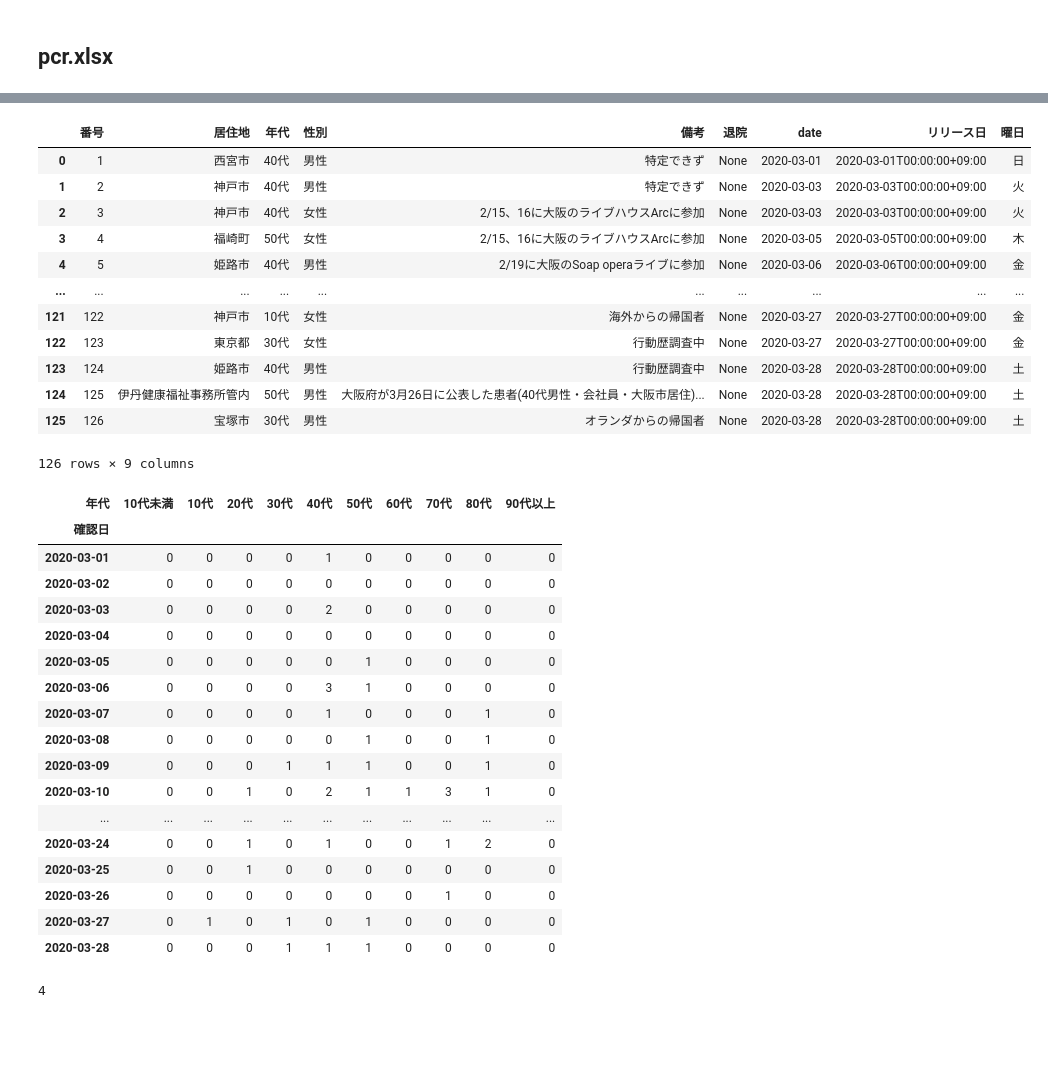
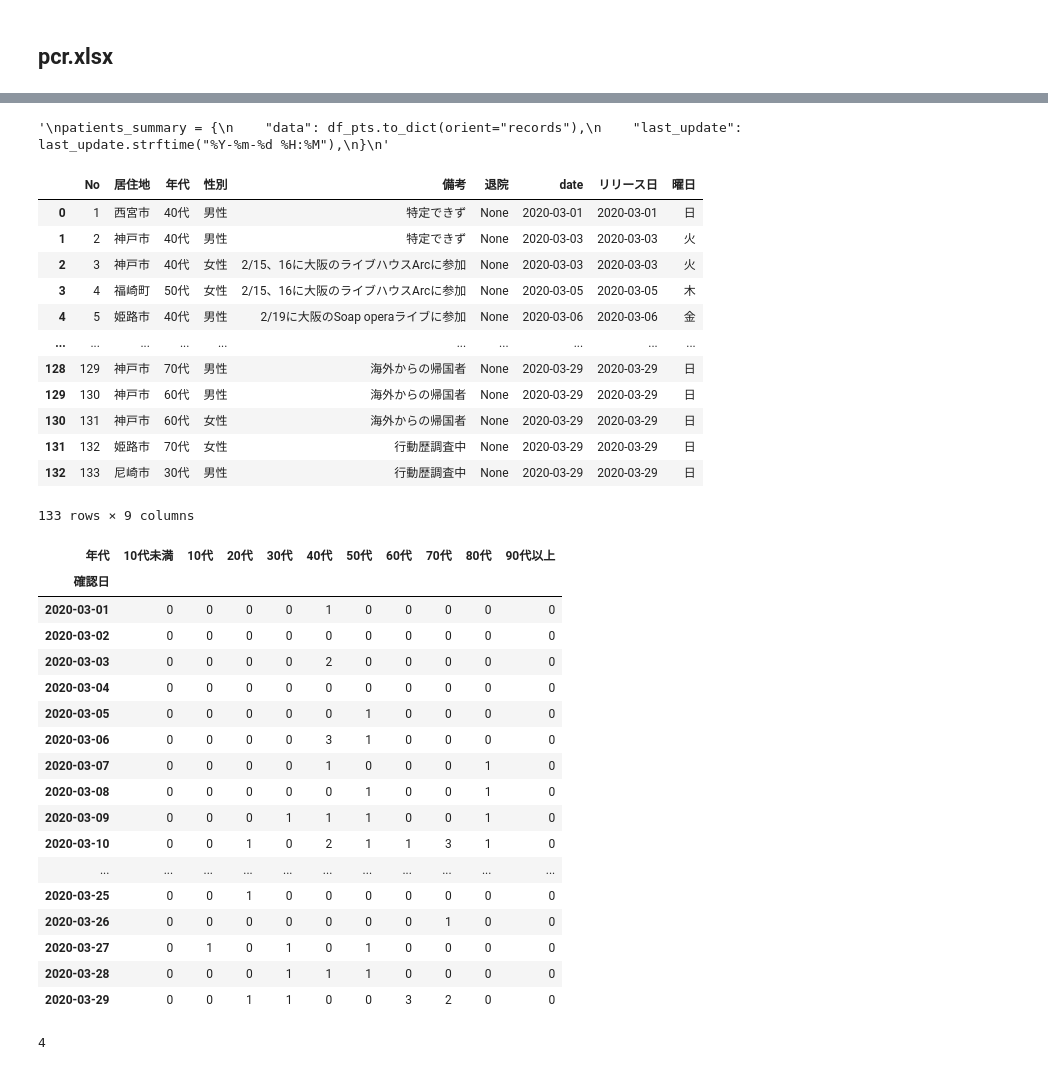
Before and after one commit to imabari/covid19-data, a Jupyter notebook: hyougo_json.ipynb, the cells around one changed output, grey strips where cells are left out. Saved outputs shown, nothing was run; the diff lists cells and outputs as text; code cells hidden in the pictures; blank space fills up the shorter version.

```diff
--- a/hyougo_json.ipynb
+++ b/hyougo_json.ipynb
@@ -416,5 +410,5 @@ dumps_json("patients_summary.json", patients_summary)
 # %%
-df_tmp = pd.read_excel("kanja.xlsx", skiprows=3)
+df_tmp = pd.read_excel("kanjya.xlsx", skiprows=3)
 
 df_kanja = df_tmp[df_tmp["番号"].notnull()].copy()
 
@@ -479,6 +458,10 @@ df_pts
 # %%
+"""
 patients_summary = {
     "data": df_pts.to_dict(orient="records"),
-    "last_update": last_update.strftime("%Y/%m/%d %H:%M"),
+    "last_update": last_update.strftime("%Y-%m-%d %H:%M"),
 }
+"""
+# %% [output]
+'\npatients_summary = {\n    "data": df_pts.to_dict(orient="records"),\n    "last_update": last_update.strftime("%Y-%m-%d %H:%M"),\n}\n'
 # %%
@@ -488,43 +471,44 @@ dumps_json("patients_summary.json", patients_summary)
 # %%
 # 陽性患者情報
 
 df_pt = (
     df_kanja.loc[:, ["確認日", "居住地", "年代", "性別", "備考欄"]].sort_index().reset_index()
 )
 df_pt.head(10)
 
 df_pt["退院"] = None
 
 df_pt["date"] = df_pt["確認日"].dt.strftime("%Y-%m-%d")
-df_pt["リリース日"] = df_pt["確認日"].apply(
-    lambda d: pd.Timestamp(d, tz="Asia/Tokyo").isoformat()
-)
+df_pt["リリース日"] = df_pt["確認日"].dt.strftime("%Y-%m-%d")
 
 week = ["月", "火", "水", "木", "金", "土", "日"]
 
 df_pt["曜日"] = df_pt["確認日"].dt.dayofweek.apply(lambda x: week[x])
 
 df_pt["年代"] = df_pt["年代"].astype("str") + "代"
 
-df_pt.rename(columns={"備考欄": "備考"}, inplace=True)
+df_pt["備考欄"] = df_pt["備考欄"].str.replace("NO.|N0.|NO,|N0,|No,", "No.")
+df_pt["備考欄"] = df_pt["備考欄"].str.replace("・", "、")
+
+df_pt.rename(columns={"番号": "No", "備考欄": "備考"}, inplace=True)
 
 df_pt.drop("確認日", axis=1, inplace=True)
 
 df_pt
 # %% [output]
-|  | 番号 | 居住地 | 年代 | 性別 | 備考 | 退院 | date | リリース日 | 曜日 |
-| 0 | 1 | 西宮市 | 40代 | 男性 | 特定できず | None | 2020-03-01 | 2020-03-01T00:00:00+09:00 | 日 |
-| 1 | 2 | 神戸市 | 40代 | 男性 | 特定できず | None | 2020-03-03 | 2020-03-03T00:00:00+09:00 | 火 |
-| 2 | 3 | 神戸市 | 40代 | 女性 | 2/15、16に大阪のライブハウスArcに参加 | None | 2020-03-03 | 2020-03-03T00:00:00+09:00 | 火 |
-| 3 | 4 | 福崎町 | 50代 | 女性 | 2/15、16に大阪のライブハウスArcに参加 | None | 2020-03-05 | 2020-03-05T00:00:00+09:00 | 木 |
-| 4 | 5 | 姫路市 | 40代 | 男性 | 2/19に大阪のSoap operaライブに参加 | None | 2020-03-06 | 2020-03-06T00:00:00+09:00 | 金 |
+|  | No | 居住地 | 年代 | 性別 | 備考 | 退院 | date | リリース日 | 曜日 |
+| 0 | 1 | 西宮市 | 40代 | 男性 | 特定できず | None | 2020-03-01 | 2020-03-01 | 日 |
+| 1 | 2 | 神戸市 | 40代 | 男性 | 特定できず | None | 2020-03-03 | 2020-03-03 | 火 |
+| 2 | 3 | 神戸市 | 40代 | 女性 | 2/15、16に大阪のライブハウスArcに参加 | None | 2020-03-03 | 2020-03-03 | 火 |
+| 3 | 4 | 福崎町 | 50代 | 女性 | 2/15、16に大阪のライブハウスArcに参加 | None | 2020-03-05 | 2020-03-05 | 木 |
+| 4 | 5 | 姫路市 | 40代 | 男性 | 2/19に大阪のSoap operaライブに参加 | None | 2020-03-06 | 2020-03-06 | 金 |
 | ... | ... | ... | ... | ... | ... | ... | ... | ... | ... |
-| 121 | 122 | 神戸市 | 10代 | 女性 | 海外からの帰国者 | None | 2020-03-27 | 2020-03-27T00:00:00+09:00 | 金 |
-| 122 | 123 | 東京都 | 30代 | 女性 | 行動歴調査中 | None | 2020-03-27 | 2020-03-27T00:00:00+09:00 | 金 |
-| 123 | 124 | 姫路市 | 40代 | 男性 | 行動歴調査中 | None | 2020-03-28 | 2020-03-28T00:00:00+09:00 | 土 |
-| 124 | 125 | 伊丹健康福祉事務所管内 | 50代 | 男性 | 大阪府が3月26日に公表した患者(40代男性・会社員・大阪市居住)... | None | 2020-03-28 | 2020-03-28T00:00:00+09:00 | 土 |
-| 125 | 126 | 宝塚市 | 30代 | 男性 | オランダからの帰国者 | None | 2020-03-28 | 2020-03-28T00:00:00+09:00 | 土 |
+| 128 | 129 | 神戸市 | 70代 | 男性 | 海外からの帰国者 | None | 2020-03-29 | 2020-03-29 | 日 |
+| 129 | 130 | 神戸市 | 60代 | 男性 | 海外からの帰国者 | None | 2020-03-29 | 2020-03-29 | 日 |
+| 130 | 131 | 神戸市 | 60代 | 女性 | 海外からの帰国者 | None | 2020-03-29 | 2020-03-29 | 日 |
+| 131 | 132 | 姫路市 | 70代 | 女性 | 行動歴調査中 | None | 2020-03-29 | 2020-03-29 | 日 |
+| 132 | 133 | 尼崎市 | 30代 | 男性 | 行動歴調査中 | None | 2020-03-29 | 2020-03-29 | 日 |
-126 rows × 9 columns
+133 rows × 9 columns
 # %%
 patients = {
     "data": df_pt.to_dict(orient="records"),
@@ -581,11 +565,11 @@ df_agesum
 | 2020-03-09 | 0 | 0 | 0 | 1 | 1 | 1 | 0 | 0 | 1 | 0 |
 | 2020-03-10 | 0 | 0 | 1 | 0 | 2 | 1 | 1 | 3 | 1 | 0 |
 | ... | ... | ... | ... | ... | ... | ... | ... | ... | ... | ... |
-| 2020-03-24 | 0 | 0 | 1 | 0 | 1 | 0 | 0 | 1 | 2 | 0 |
 | 2020-03-25 | 0 | 0 | 1 | 0 | 0 | 0 | 0 | 0 | 0 | 0 |
 | 2020-03-26 | 0 | 0 | 0 | 0 | 0 | 0 | 0 | 1 | 0 | 0 |
 | 2020-03-27 | 0 | 1 | 0 | 1 | 0 | 1 | 0 | 0 | 0 | 0 |
 | 2020-03-28 | 0 | 0 | 0 | 1 | 1 | 1 | 0 | 0 | 0 | 0 |
+| 2020-03-29 | 0 | 0 | 1 | 1 | 0 | 0 | 3 | 2 | 0 | 0 |
 # %%
 labels = df_agesum.index.map(lambda d: d.strftime("%m/%d"))
 # %%
```
Also changed, not shown: parts of 31 cells of this notebook.
